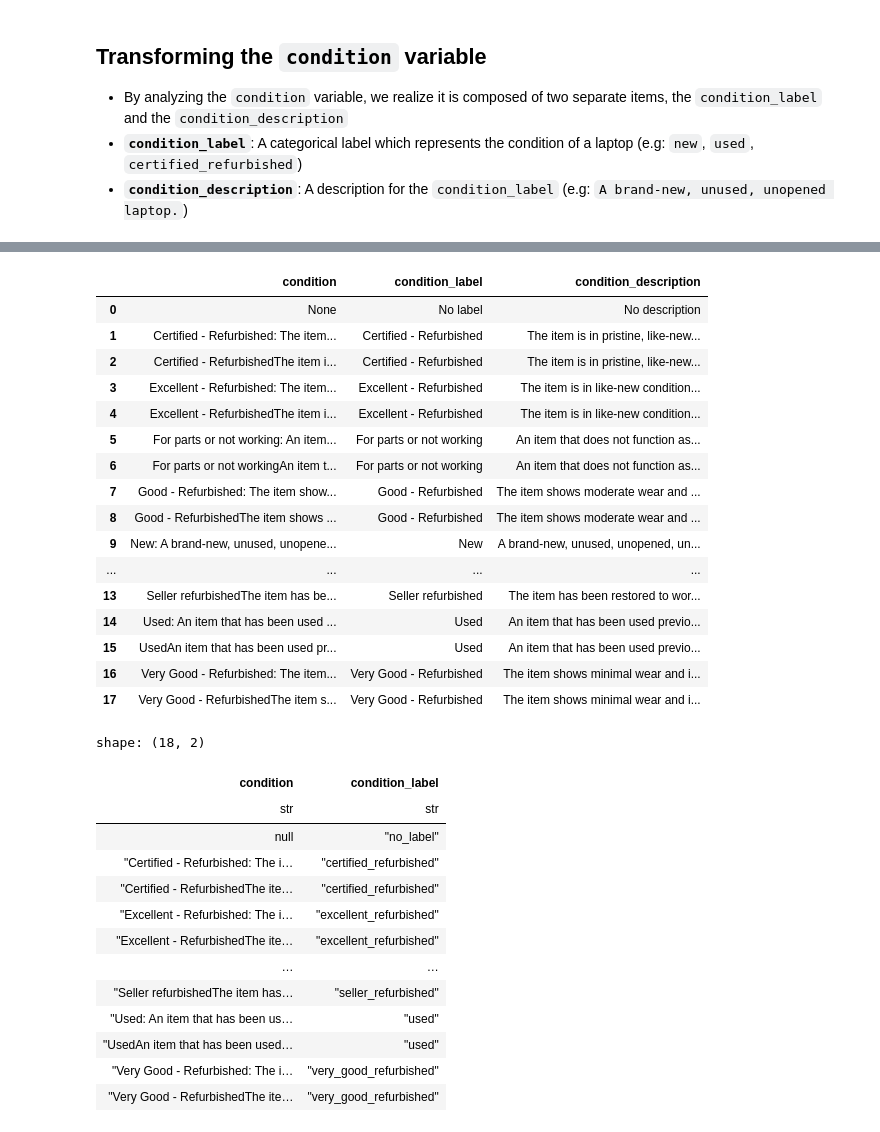
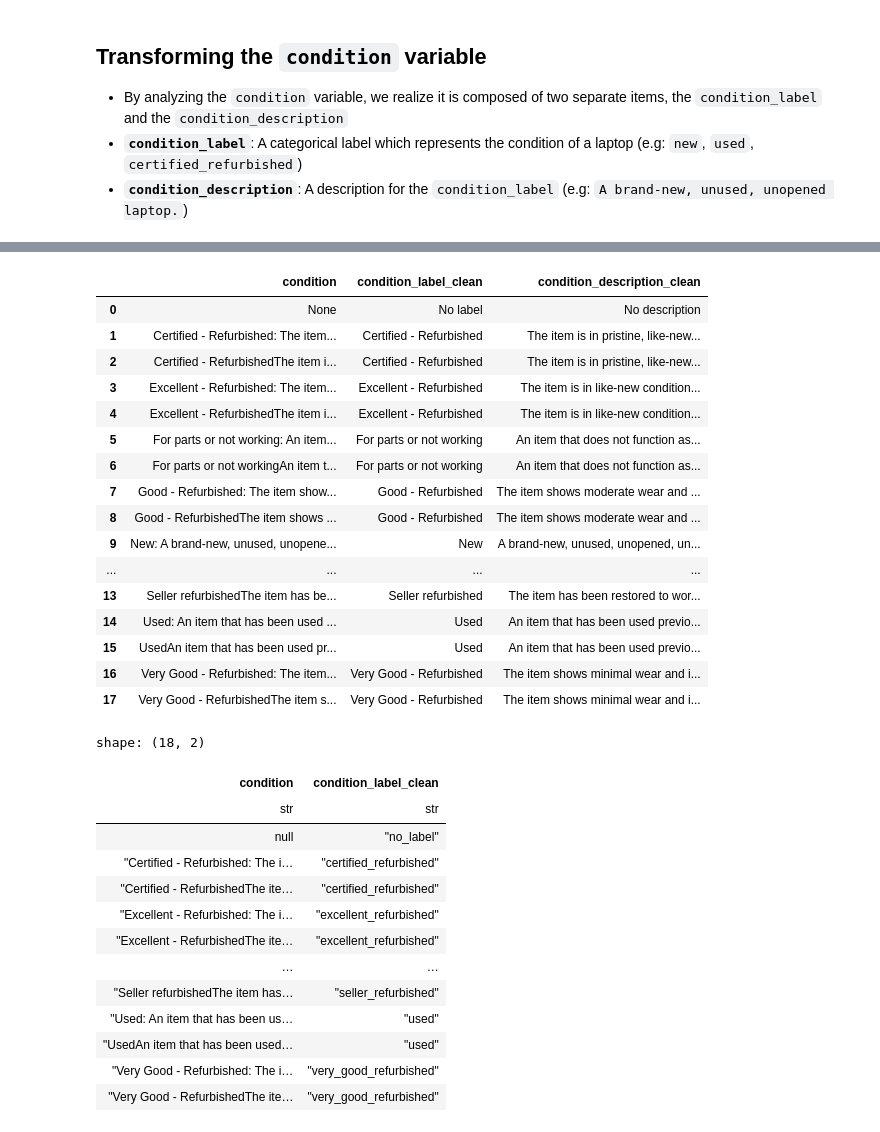
Before and after one commit to jxareas/laptop-price-catboost, a Jupyter notebook: notebooks/laptop_data_cleansing.ipynb, the cells around one changed output, grey strips where cells are left out. Cells and saved outputs as stored; diff of their text form; code cells hidden in the pictures.

```diff
--- a/notebooks/laptop_data_cleansing.ipynb
+++ b/notebooks/laptop_data_cleansing.ipynb
@@ -267,8 +267,8 @@ df_lazy_conditions = df.lazy().with_columns(
         return_dtype=pl.List(pl.Utf8)
     ).alias('new_condition')
 ).with_columns(
-    pl.col('new_condition').list.get(0).alias('condition_label'),
-    pl.col('new_condition').list.get(1).alias('condition_description')
+    pl.col('new_condition').list.get(0).alias('condition_label_clean'),
+    pl.col('new_condition').list.get(1).alias('condition_description_clean')
 ).drop('new_condition')
 
 LazyFrame.show_graph(df_lazy_conditions)
@@ -277,15 +277,15 @@ LazyFrame.show_graph(df_lazy_conditions)
 # %%
 # Selecting all unique values for condition, and their newly created condition labels and condition descriptions
 df_lazy_conditions.unique(
     subset='condition'
 ).sort(
     by='condition',
     descending=False,
 ).select(
-    ['condition', 'condition_label', 'condition_description']
-)
+    ['condition', 'condition_label_clean', 'condition_description_clean']
+).collect().to_pandas()
 # %% [output]
-|  | condition | condition_label | condition_description |
+|  | condition | condition_label_clean | condition_description_clean |
 | 0 | None | No label | No description |
 | 1 | Certified - Refurbished: The item... | Certified - Refurbished | The item is in pristine, like-new... |
 | 2 | Certified - RefurbishedThe item i... | Certified - Refurbished | The item is in pristine, like-new... |
@@ -303,27 +303,27 @@ df_lazy_conditions.unique(
 | 16 | Very Good - Refurbished: The item... | Very Good - Refurbished | The item shows minimal wear and i... |
 | 17 | Very Good - RefurbishedThe item s... | Very Good - Refurbished | The item shows minimal wear and i... |
 # %%
-# Reformatting `condition_label` and `condition_description`: replacing blank spaces for underscores and lowercasing
+# Reformatting `condition_label_clean` and `condition_description_clean`: replacing blank spaces for underscores and lowercasing
 df = df_lazy_conditions.with_columns(
-    pl.col('condition_label')
+    pl.col('condition_label_clean')
     .str.to_lowercase()
     .str.replace_all(' - ', '_')
     .str.replace_all(' ', '_')
-    .alias('condition_label')
+    .alias('condition_label_clean')
 ).collect()
 
-# Selecting all unique values for condition, and their respective reformatted condition labels
+# Selecting all unique values for condition, and their respective reformatted condition labels (condition description is left as is)
 df.unique(
     subset='condition'
 ).sort(
     by='condition',
     descending=False,
 ).select(
-    ['condition', 'condition_label']
+    ['condition', 'condition_label_clean']
 )
 # %% [output]
 shape: (18, 2)
-| condition | condition_label |
+| condition | condition_label_clean |
 | str | str |
 | null | "no_label" |
 | "Certified - Refurbished: The i… | "certified_refurbished" |
```
Also changed, not shown: parts of 4 cells of this notebook, 1 other file.
